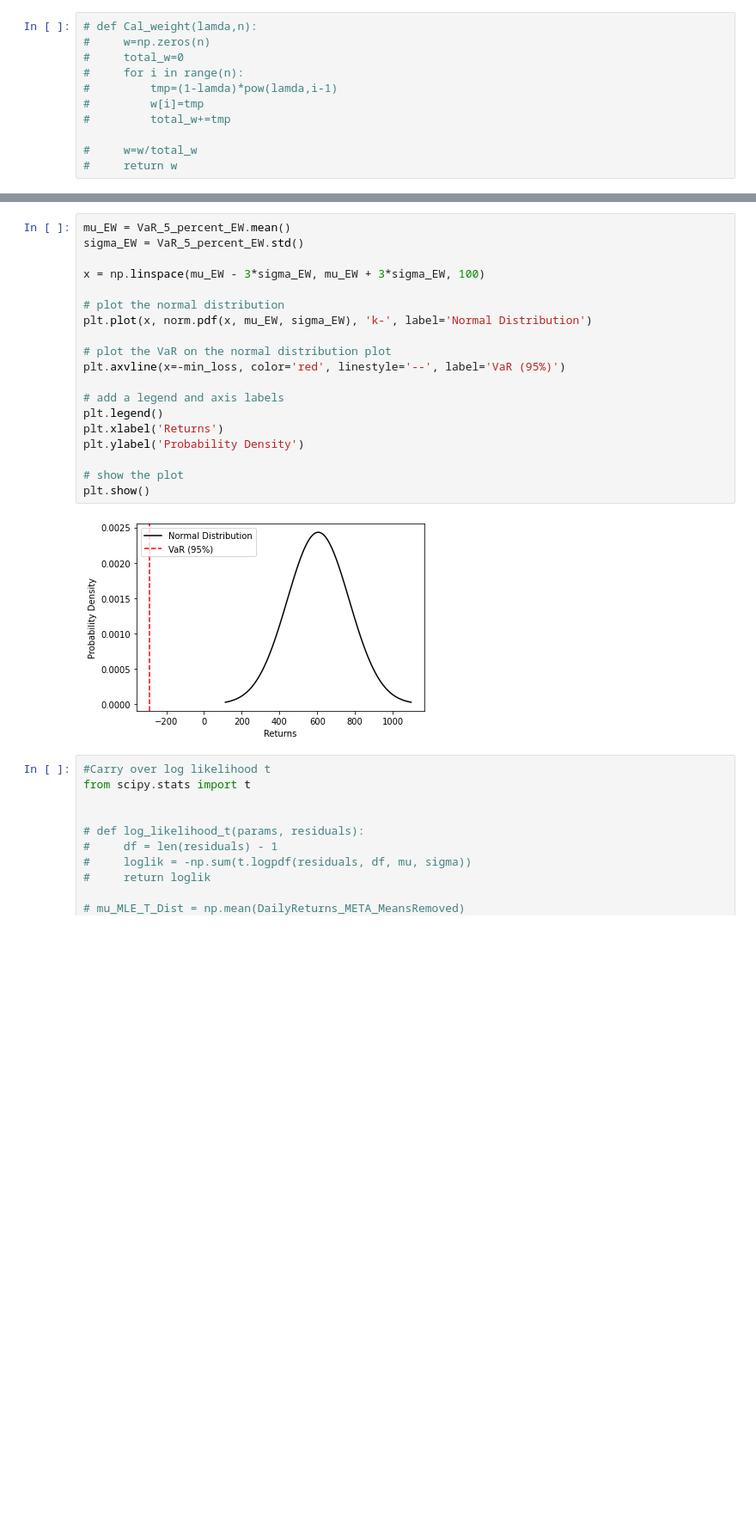
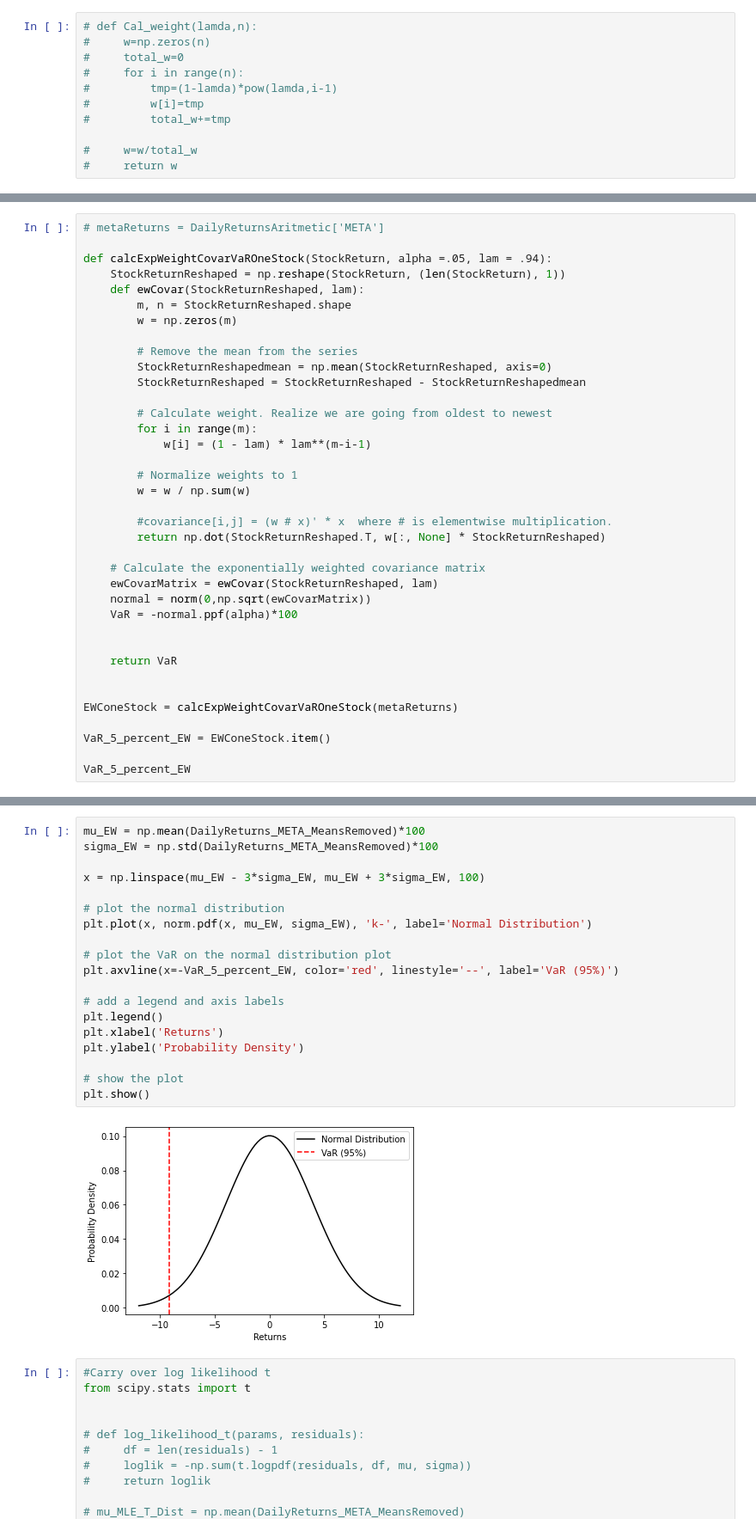
Before and after one commit to MEstrada21/FinTech-545-Spring2023, a Jupyter notebook: Week04/Project/HomeworkWeek4.ipynb, the cells around one changed output, grey strips where cells are left out. Shown at 86% size. Drawn from its saved outputs; the diff is of its cells as text; blank space fills up the shorter version.

```diff
--- a/Week04/Project/HomeworkWeek4.ipynb
+++ b/Week04/Project/HomeworkWeek4.ipynb
@@ -368,0 +472,37 @@ min_loss
+# %%
+# metaReturns = DailyReturnsAritmetic['META']
+
+def calcExpWeightCovarVaROneStock(StockReturn, alpha =.05, lam = .94):
+    StockReturnReshaped = np.reshape(StockReturn, (len(StockReturn), 1))
+    def ewCovar(StockReturnReshaped, lam):
+        m, n = StockReturnReshaped.shape
+        w = np.zeros(m)
+
+        # Remove the mean from the series
+        StockReturnReshapedmean = np.mean(StockReturnReshaped, axis=0)
+        StockReturnReshaped = StockReturnReshaped - StockReturnReshapedmean
+
+        # Calculate weight. Realize we are going from oldest to newest
+        for i in range(m):
+            w[i] = (1 - lam) * lam**(m-i-1)
+
+        # Normalize weights to 1
+        w = w / np.sum(w)
+
+        #covariance[i,j] = (w # x)' * x  where # is elementwise multiplication.
+        return np.dot(StockReturnReshaped.T, w[:, None] * StockReturnReshaped)
+
+    # Calculate the exponentially weighted covariance matrix
+    ewCovarMatrix = ewCovar(StockReturnReshaped, lam)
+    normal = norm(0,np.sqrt(ewCovarMatrix))
+    VaR = -normal.ppf(alpha)*100
+
+
+    return VaR
+
+
+EWConeStock = calcExpWeightCovarVaROneStock(metaReturns)
+
+VaR_5_percent_EW = EWConeStock.item()
+
+VaR_5_percent_EW
@@ -369,24 +511,24 @@ min_loss
 # %%
-mu_EW = VaR_5_percent_EW.mean()
-sigma_EW = VaR_5_percent_EW.std()
+mu_EW = np.mean(DailyReturns_META_MeansRemoved)*100
+sigma_EW = np.std(DailyReturns_META_MeansRemoved)*100
 
 x = np.linspace(mu_EW - 3*sigma_EW, mu_EW + 3*sigma_EW, 100)
 
 # plot the normal distribution
 plt.plot(x, norm.pdf(x, mu_EW, sigma_EW), 'k-', label='Normal Distribution')
 
 # plot the VaR on the normal distribution plot
-plt.axvline(x=-min_loss, color='red', linestyle='--', label='VaR (95%)')
+plt.axvline(x=-VaR_5_percent_EW, color='red', linestyle='--', label='VaR (95%)')
 
 # add a legend and axis labels
 plt.legend()
 plt.xlabel('Returns')
 plt.ylabel('Probability Density')
 
 # show the plot
 plt.show()
 # %% [output]
-[figure, old version]
+[figure, new version]
 # %%
 #Carry over log likelihood t
 from scipy.stats import t
```
Also changed, not shown: parts of 12 cells of this notebook, 5 other files.
